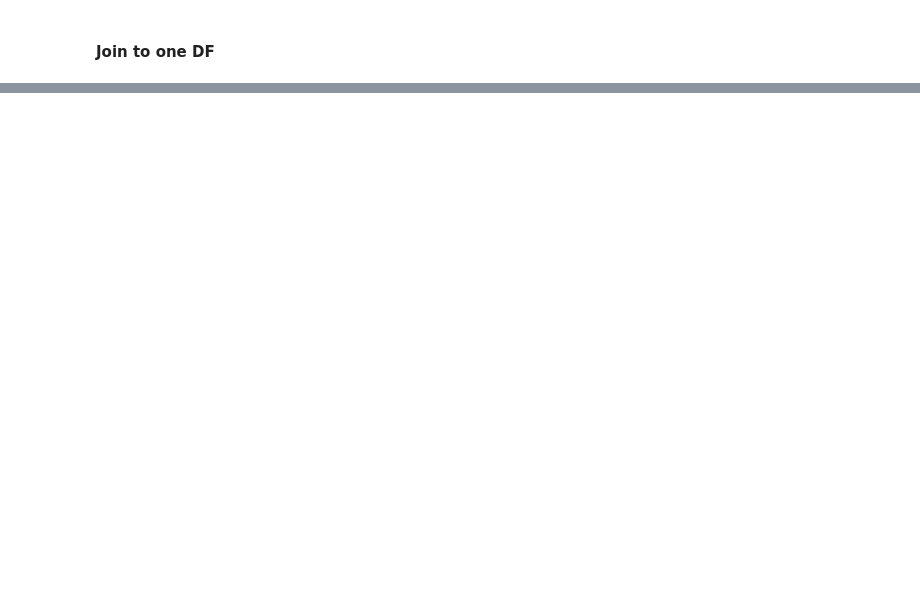
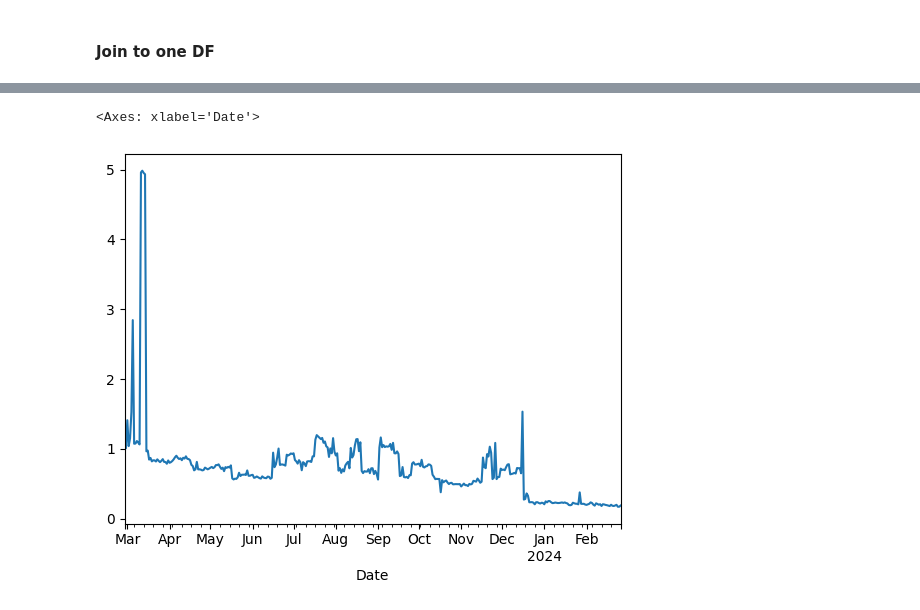
Before and after one commit to simzim96/svar-causal, a Jupyter notebook: data/data_transformation.ipynb, the cells around one changed output, grey strips where cells are left out. Saved outputs shown, nothing was run; the diff lists cells and outputs as text; code cells hidden in the pictures; blank space fills up the shorter version.

```diff
--- a/data/data_transformation.ipynb
+++ b/data/data_transformation.ipynb
@@ -141,0 +146,10 @@ all_time_series.to_csv('./transformed_data/all_time_series.csv')
+# %%
+# define collections to be downloaded
+
+collections_cherniak = ['ringers-by-dmitri-cherniak', 'the-eternal-pump-by-dmitri-cherniak','light-years-by-dmitri-cherniak']
+collections_reas = ['century-by-casey-reas', 'pre-process-by-casey-reas', 'phototaxis-by-casey-reas', '923-empty-rooms-by-casey-reas']
+collections_tyler_hobbs = ['fidenza-by-tyler-hobbs','incomplete-control-by-tyler-hobbs']
+collections_snowfro = ['chromie-squiggle-by-snowfro','by-snowfro','bookends-study-by-snowfro']
+collections_jeff_davis = ['construction-token-by-jeff-davis','color-study-by-jeff-davis','neighborhood-by-jeff-davis','rhythm-by-jeff-davis','portal-by-jeff-davis']
+
+collection_lists = [collections_cherniak, collections_reas, collections_tyler_hobbs, collections_snowfro, collections_jeff_davis]
@@ -141,0 +246,6 @@ all_time_series.to_csv('./transformed_data/all_time_series.csv')
+# %%
+# plot all
+spreads_df_norm['average'].plot()
+# %% [output]
+<Axes: xlabel='Date'>
+[figure, added]
```
Also changed, not shown: parts of 10 cells of this notebook, 3 other files.
